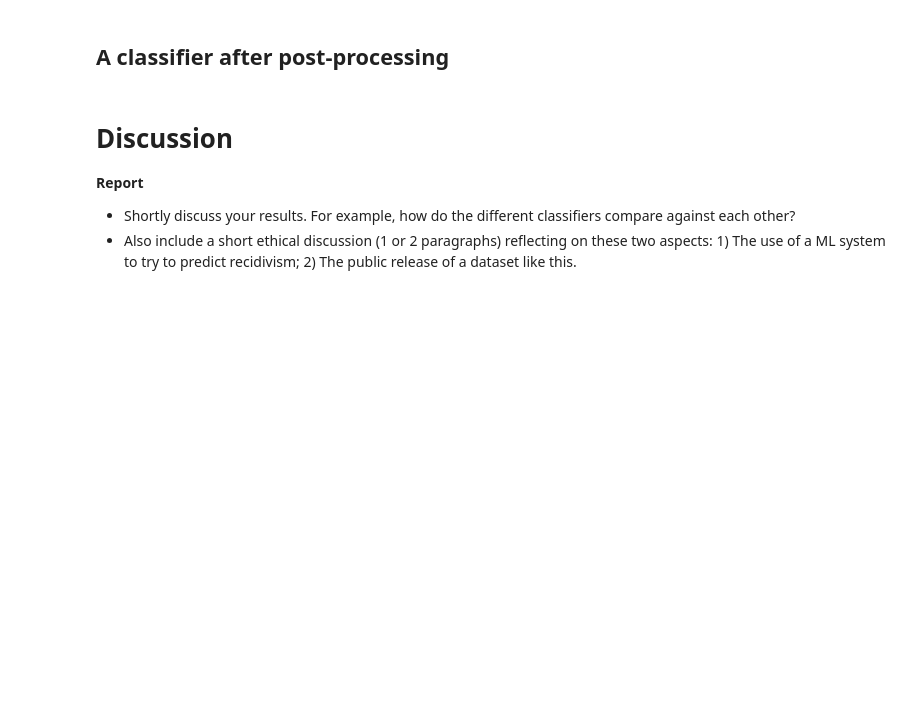
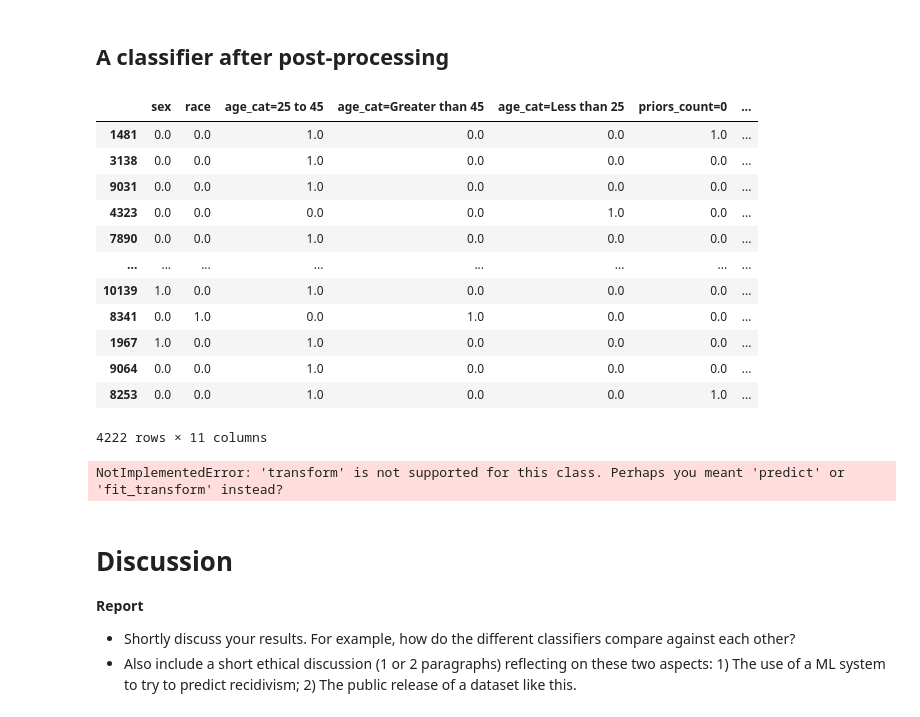
Before and after one commit to Fmijsters/HCML, a Jupyter notebook: programming_assignment_fairness.ipynb, the cells around one changed output. Drawn from its saved outputs; the diff is of its cells as text; code cells hidden in the pictures; blank space fills up the shorter version.

```diff
--- a/programming_assignment_fairness.ipynb
+++ b/programming_assignment_fairness.ipynb
@@ -382,3 +380,43 @@ from aif360.algorithms.postprocessing import EqOddsPostprocessing
+# %%
+train_df
+# %% [output]
+|  | sex | race | age_cat=25 to 45 | age_cat=Greater than 45 | age_cat=Less than 25 | priors_count=0 | ... |
+| 1481 | 0.0 | 0.0 | 1.0 | 0.0 | 0.0 | 1.0 | ... |
+| 3138 | 0.0 | 0.0 | 1.0 | 0.0 | 0.0 | 0.0 | ... |
+| 9031 | 0.0 | 0.0 | 1.0 | 0.0 | 0.0 | 0.0 | ... |
+| 4323 | 0.0 | 0.0 | 0.0 | 0.0 | 1.0 | 0.0 | ... |
+| 7890 | 0.0 | 0.0 | 1.0 | 0.0 | 0.0 | 0.0 | ... |
+| ... | ... | ... | ... | ... | ... | ... | ... |
+| 10139 | 1.0 | 0.0 | 1.0 | 0.0 | 0.0 | 0.0 | ... |
+| 8341 | 0.0 | 1.0 | 0.0 | 1.0 | 0.0 | 0.0 | ... |
+| 1967 | 1.0 | 0.0 | 1.0 | 0.0 | 0.0 | 0.0 | ... |
+| 9064 | 0.0 | 0.0 | 1.0 | 0.0 | 0.0 | 0.0 | ... |
+| 8253 | 0.0 | 0.0 | 1.0 | 0.0 | 0.0 | 1.0 | ... |
+4222 rows × 11 columns
+# %%
+from aif360.algorithms.postprocessing import EqOddsPostprocessing
+from aif360.datasets import StandardDataset, BinaryLabelDataset
+
+privileged_group = [{'race':1}]
+unprivileged_group = [{'race':0}]
+# bld = StandardDataset(train_df,label_name='two_year_recid',favorable_classes=[1.0], protected_attribute_names=['race'],privileged_classes=train_df.where(train_df['race'] == 1))
+pp = EqOddsPostprocessing(unprivileged_group,privileged_group)
+# bld = BinaryLabelDataset(favorable_label=1.0, unfavorable_label=0.0,df=train_df,label_names=['two_year_recid'],protected_attribute_names=['race'])
+test_df = test_data.convert_to_dataframe()[0]
+new_test_df = test_data.convert_to_dataframe()[0]
+new_test_df['two_year_recid'] = predictions
+bld = BinaryLabelDataset(favorable_label=1.0, unfavorable_label=0.0,df=test_df,label_names=['two_year_recid'],protected_attribute_names=['race'])
+bld2 = BinaryLabelDataset(favorable_label=1.0, unfavorable_label=0.0,df=new_test_df,label_names=['two_year_recid'],protected_attribute_names=['race'])
+# bld
+# bld2
+pp = pp.fit(bld,bld2)
+predictions = pp.predict(bld2).convert_to_dataframe()[0]['two_year_recid'].values
+print('f1:',f1_score(y_test,predictions))
+print('recall:',recall_score(y_test,predictions))
+print('accuracy:',accuracy_score(y_test,predictions))
+print('precision:',precision_score(y_test,predictions))
+# %% [output]
+NotImplementedError: 'transform' is not supported for this class. Perhaps you meant 'predict' or 'fit_transform' instead?
 # %% [markdown]
 # Discussion
 
```
Also changed, not shown: parts of 13 cells of this notebook.
